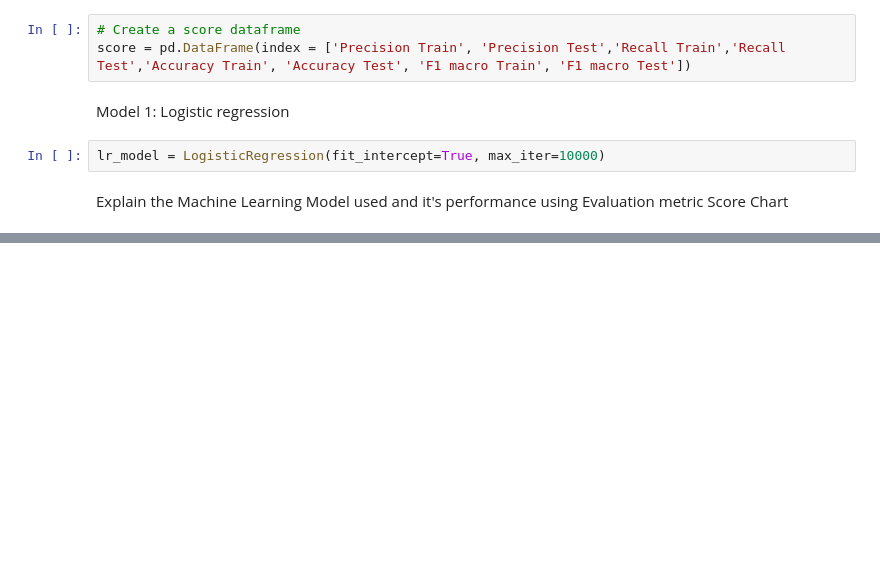
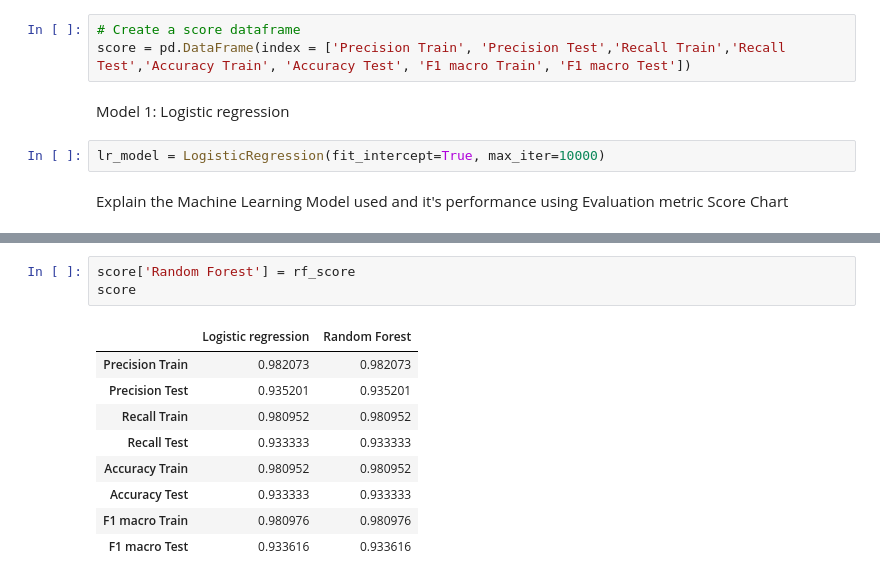
Before and after one commit to KrotHuyLe/Iris_Classification, a Jupyter notebook: Iris-Flowers-Analyst.ipynb, the cells around one changed output, grey strips where cells are left out. Cells and saved outputs as stored; diff of their text form; blank space fills up the shorter version.

```diff
--- a/Iris-Flowers-Analyst.ipynb
+++ b/Iris-Flowers-Analyst.ipynb
@@ -362,0 +448,13 @@ score
+# %%
+score['Random Forest'] = rf_score
+score
+# %% [output]
+|  | Logistic regression | Random Forest |
+| Precision Train | 0.982073 | 0.982073 |
+| Precision Test | 0.935201 | 0.935201 |
+| Recall Train | 0.980952 | 0.980952 |
+| Recall Test | 0.933333 | 0.933333 |
+| Accuracy Train | 0.980952 | 0.980952 |
+| Accuracy Test | 0.933333 | 0.933333 |
+| F1 macro Train | 0.980976 | 0.980976 |
+| F1 macro Test | 0.933616 | 0.933616 |
```
Also changed, not shown: parts of 10 cells of this notebook.
